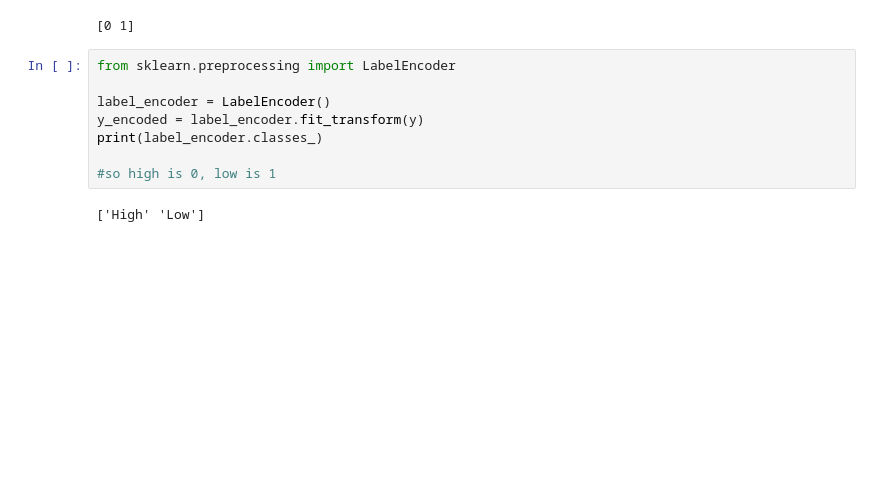
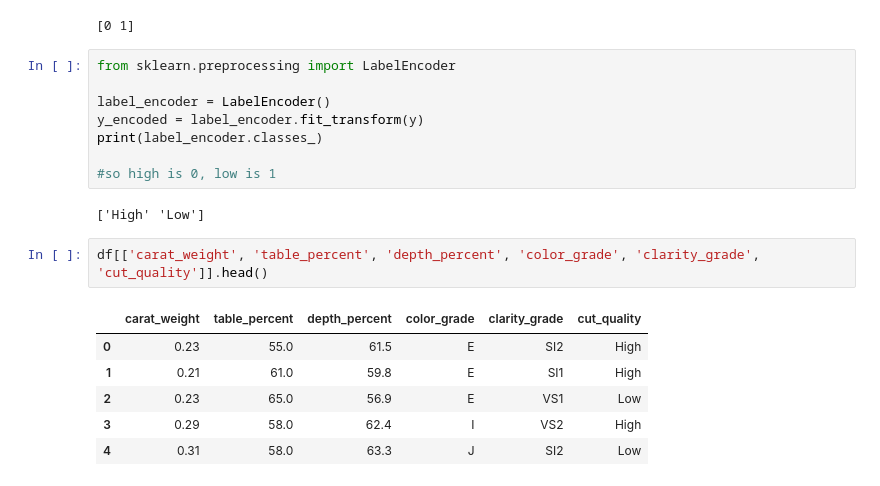
Before and after one commit to Krishnapabbu17/diamonds-analysis, a Jupyter notebook: DataScienceProject.ipynb, the cells around one changed output. Saved outputs shown, nothing was run; the diff lists cells and outputs as text; blank space fills up the shorter version.

```diff
--- a/DataScienceProject.ipynb
+++ b/DataScienceProject.ipynb
@@ -584,3 +593,12 @@ print(label_encoder.classes_)
 #so high is 0, low is 1
 # %% [output]
 ['High' 'Low']
+# %%
+df[['carat_weight', 'table_percent', 'depth_percent', 'color_grade', 'clarity_grade', 'cut_quality']].head()
+# %% [output]
+|  | carat_weight | table_percent | depth_percent | color_grade | clarity_grade | cut_quality |
+| 0 | 0.23 | 55.0 | 61.5 | E | SI2 | High |
+| 1 | 0.21 | 61.0 | 59.8 | E | SI1 | High |
+| 2 | 0.23 | 65.0 | 56.9 | E | VS1 | Low |
+| 3 | 0.29 | 58.0 | 62.4 | I | VS2 | High |
+| 4 | 0.31 | 58.0 | 63.3 | J | SI2 | Low |
```
Also changed, not shown: parts of 1 cell of this notebook.
